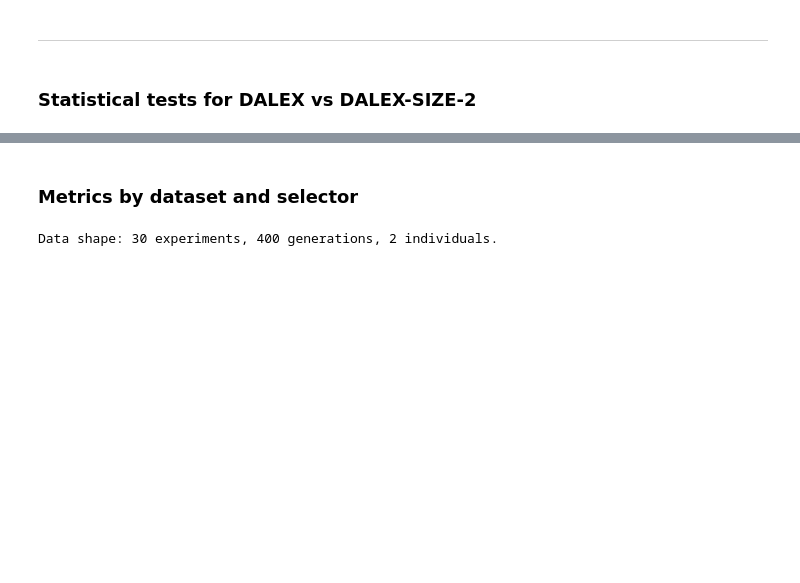
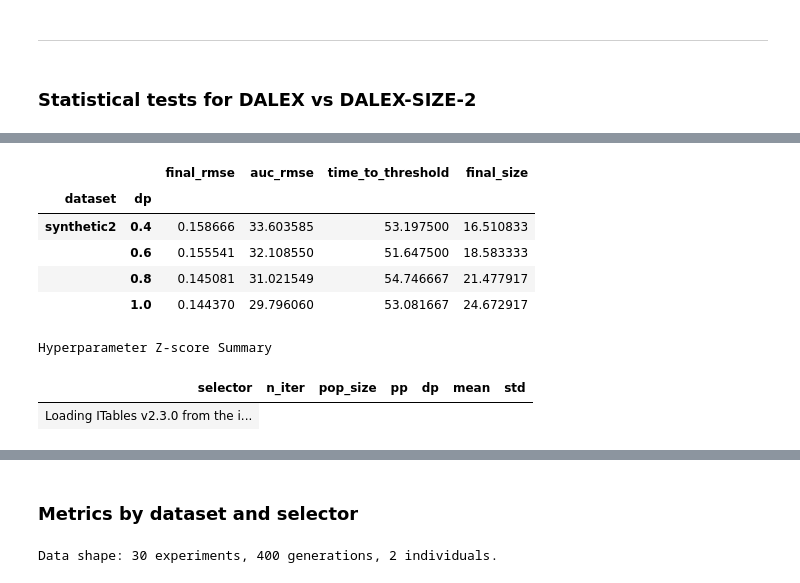
Before and after one commit to amarmate/SLIM-TEST-LITE, a Jupyter notebook: res_selec_multi.ipynb, the cells around one changed output, grey strips where cells are left out. Drawn from its saved outputs; the diff is of its cells as text; code cells hidden in the pictures; blank space fills up the shorter version.

```diff
--- a/res_selec_multi.ipynb
+++ b/res_selec_multi.ipynb
@@ -31,3 +191,18 @@ ______________________________________________________
+# %%
+metrics_df[metrics_df['dataset'] == 'synthetic2'].groupby(['dataset','dp'])[['final_rmse', 'auc_rmse', 'time_to_threshold', 'final_size']].mean()
+# %% [output]
+|  |  | final_rmse | auc_rmse | time_to_threshold | final_size |
+| dataset | dp |  |  |  |  |
+| synthetic2 | 0.4 | 0.158666 | 33.603585 | 53.197500 | 16.510833 |
+|  | 0.6 | 0.155541 | 32.108550 | 51.647500 | 18.583333 |
+|  | 0.8 | 0.145081 | 31.021549 | 54.746667 | 21.477917 |
+|  | 1.0 | 0.144370 | 29.796060 | 53.081667 | 24.672917 |
+# %%
+display_dataframe_to_user(name="Hyperparameter Z-score Summary", dataframe=agg)
+# %% [output]
+Hyperparameter Z-score Summary
+| selector | n_iter | pop_size | pp | dp | mean | std |
+| Loading ITables v2.3.0 from the i... |
 # %%
 import os
 import pickle
```
Also changed, not shown: parts of 18 cells of this notebook, 5 other files.
